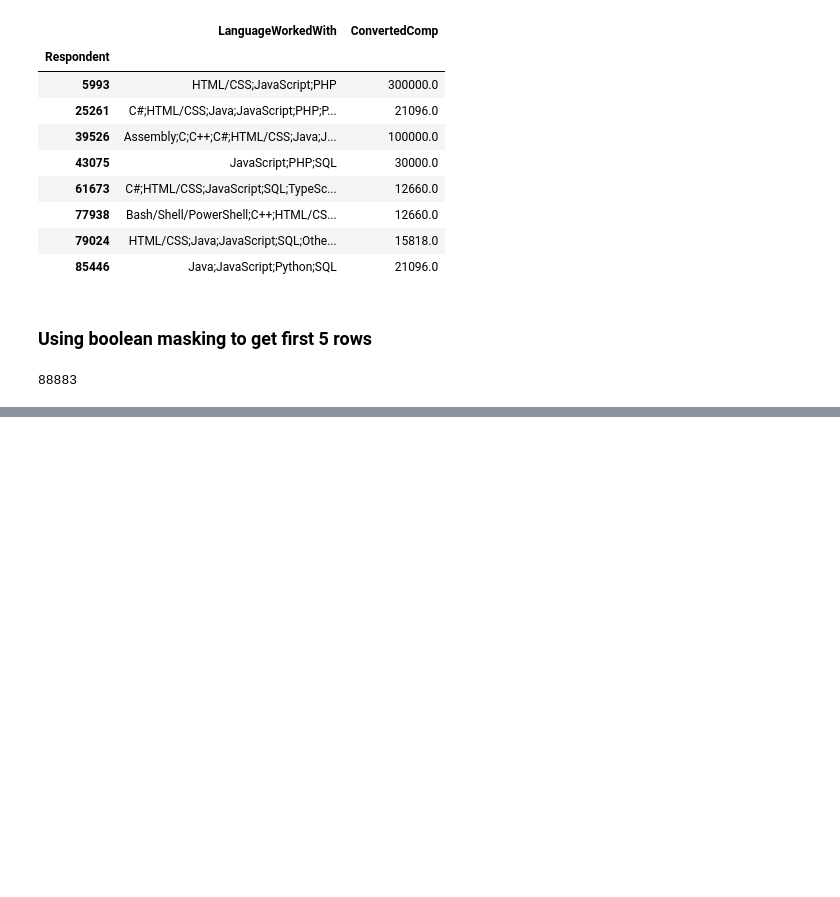
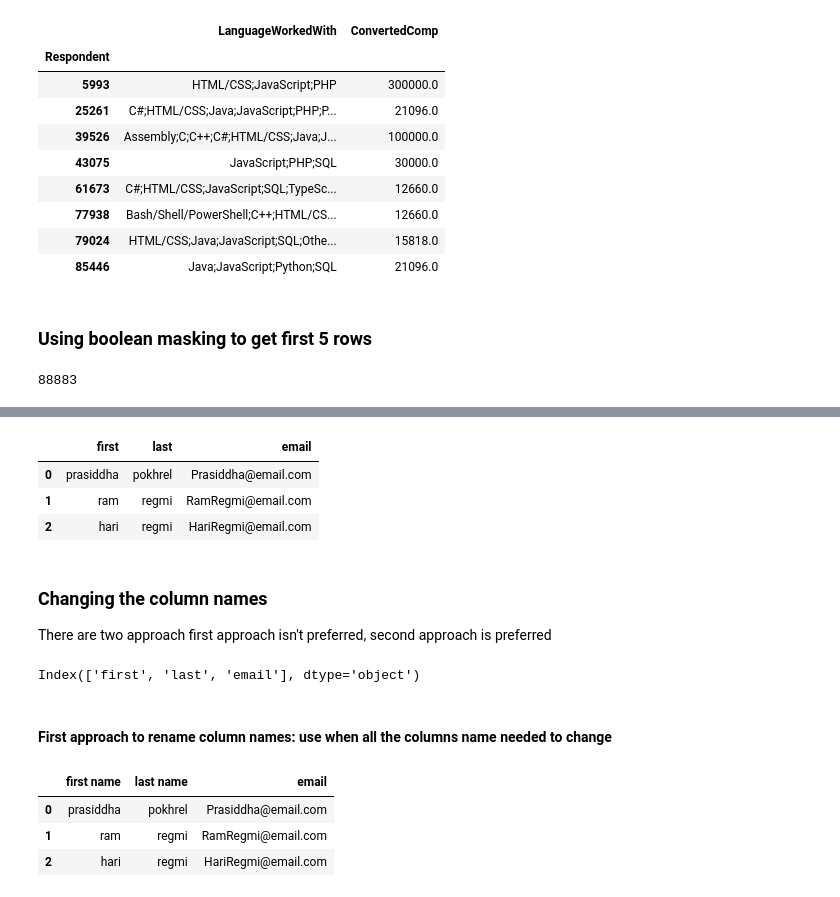
Before and after one commit to pkrlfamous/ML-Python, a Jupyter notebook: Pandas/pandas-practice.ipynb, the cells around one changed output, grey strips where cells are left out. Drawn from its saved outputs; the diff is of its cells as text; code cells hidden in the pictures; blank space fills up the shorter version.

```diff
--- a/Pandas/pandas-practice.ipynb
+++ b/Pandas/pandas-practice.ipynb
@@ -655,0 +647,23 @@ df.loc[mask]
+# %%
+people = {
+    'first': ['prasiddha', 'ram', 'hari'],
+    'last': ['pokhrel', 'regmi', 'regmi'],
+    'email': ['Prasiddha@email.com', 'RamRegmi@email.com', 'HariRegmi@email.com']
+}
+
+df = pd.DataFrame(people)
+df
+# %% [output]
+|  | first | last | email |
+| 0 | prasiddha | pokhrel | Prasiddha@email.com |
+| 1 | ram | regmi | RamRegmi@email.com |
+| 2 | hari | regmi | HariRegmi@email.com |
+# %% [markdown]
+### Changing the column names
+There are two approach first approach isn't preferred, second approach is preferred
+# %%
+df.columns
+# %% [output]
+Index(['first', 'last', 'email'], dtype='object')
+# %% [markdown]
+#### First approach to rename column names: use when all the columns name needed to change
@@ -655,0 +673,7 @@ df.loc[mask]
+# %%
+df
+# %% [output]
+|  | first name | last name | email |
+| 0 | prasiddha | pokhrel | Prasiddha@email.com |
+| 1 | ram | regmi | RamRegmi@email.com |
+| 2 | hari | regmi | HariRegmi@email.com |
```
Also changed, not shown: parts of 54 cells of this notebook.
